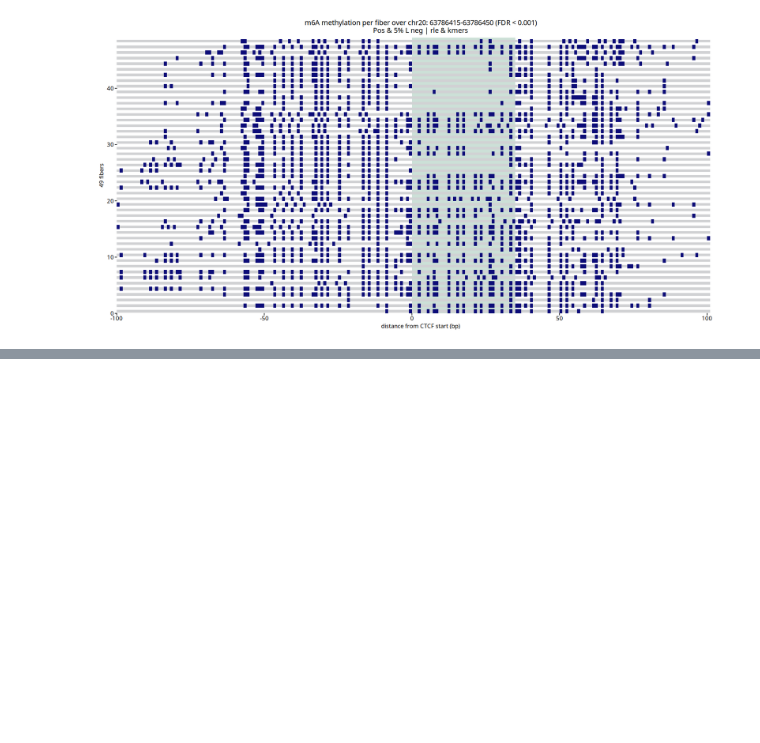
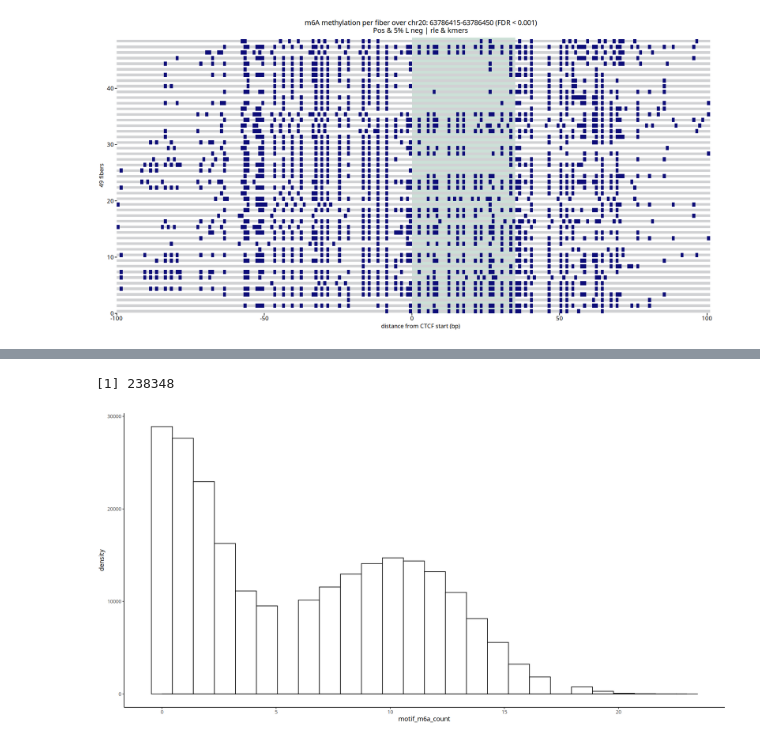
Before and after one commit to monikaperez/ctcf-footprinting, a Jupyter notebook: r_scripts/CTCF_100bp_L_5_v2_plot_res.ipynb, the cells around one changed output, grey strips where cells are left out. Saved outputs shown, nothing was run; the diff lists cells and outputs as text; code cells hidden in the pictures; blank space fills up the shorter version.

```diff
--- a/r_scripts/CTCF_100bp_L_5_v2_plot_res.ipynb
+++ b/r_scripts/CTCF_100bp_L_5_v2_plot_res.ipynb
@@ -1225,0 +1374,13 @@ if (save_pdf == TRUE) {ggsave(output_file, plot = p, width=pdf_dims[1], height=p
+# %%
+# set args
+feature_dir <- sprintf("%s/feature_data", getwd())
+motif_type <- "L"
+input_file_root <- "rle-v3"
+file_root <- "100bp_L_rle_all" # for output file & titles
+ctcf_dist <- c(-100,100)
+n_rows <- Inf
+
+# load set data file
+data_file_name <- sprintf("CTCF_m6a_fiberseq_L_100bp_positive_features-%s.txt", input_file_root)
+data_file <- sprintf("%s/%s", feature_dir, data_file_name)
+print(data_file)
@@ -1225,0 +1389,4 @@ if (save_pdf == TRUE) {ggsave(output_file, plot = p, width=pdf_dims[1], height=p
+# %%
+# read table
+df <- fread(data_file, nrows=n_rows)
+sprintf("feature rows: %s", format(dim(df)[1], big.mark=",", scientific=FALSE))
@@ -1225,0 +1482,9 @@ if (save_pdf == TRUE) {ggsave(output_file, plot = p, width=pdf_dims[1], height=p
+# %%
+nrow(df[,"motif_m6a_count"])
+ggplot(df[,"motif_m6a_count"], aes(x=motif_m6a_count)) +
+    geom_histogram(bins=26, color="black", fill="white") +
+    geom_density(fill="#FF6666") +
+    theme_classic()
+# %% [output]
+[1] 238348
+[figure, added]
```
Also changed, not shown: parts of 44 cells of this notebook, 14 other files.
